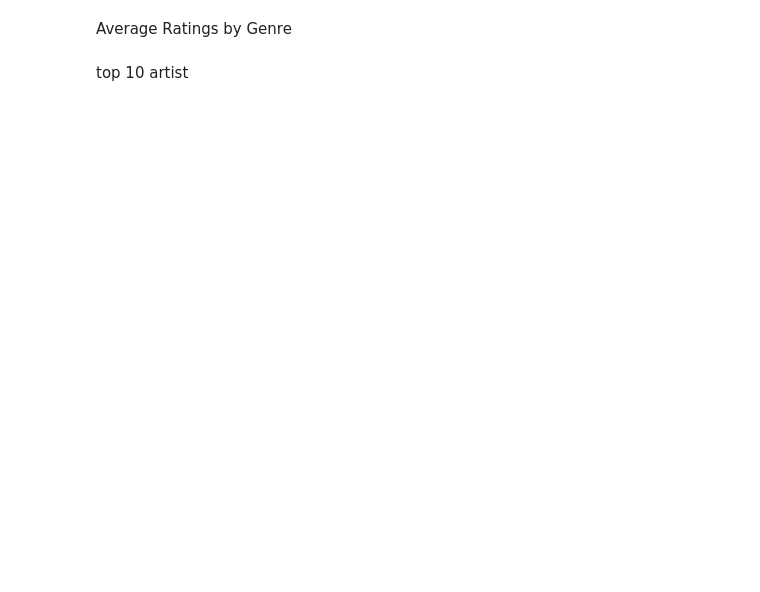
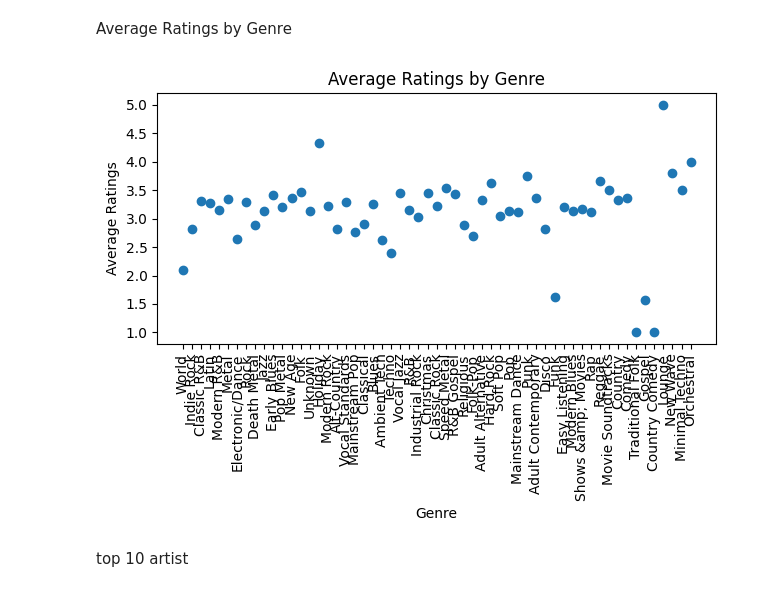
Before and after one commit to BlakeCrowther/scalable-music-recommender, a Jupyter notebook: notebooks/EDA.ipynb, the cells around one changed output. Cells and saved outputs as stored; diff of their text form; code cells hidden in the pictures; blank space fills up the shorter version.

```diff
--- a/notebooks/EDA.ipynb
+++ b/notebooks/EDA.ipynb
@@ -187,15 +212,17 @@ plt.show()
 # %% [markdown]
 Average Ratings by Genre
 # %%
-genre_rating_avg_pdf = df.groupBy('genre_name').avg('ratings').toPandas()
+genre_rating_avg_pdf = df.groupBy('genre_name').avg('rating').toPandas()
 
-plt.scatter(data=genre_rating_avg_pdf, x='genre_name', y='avg(ratings)')
+plt.scatter(data=genre_rating_avg_pdf, x='genre_name', y='avg(rating)')
 plt.title('Average Ratings by Genre')
 plt.xlabel('Genre')
 plt.ylabel('Average Ratings')
 plt.xticks(rotation=90)
 plt.tight_layout()
 plt.show()
+# %% [output]
+[figure, added]
 # %% [markdown]
 top 10 artist
 # %%
```
Also changed, not shown: parts of 12 cells of this notebook, 1 other file.
